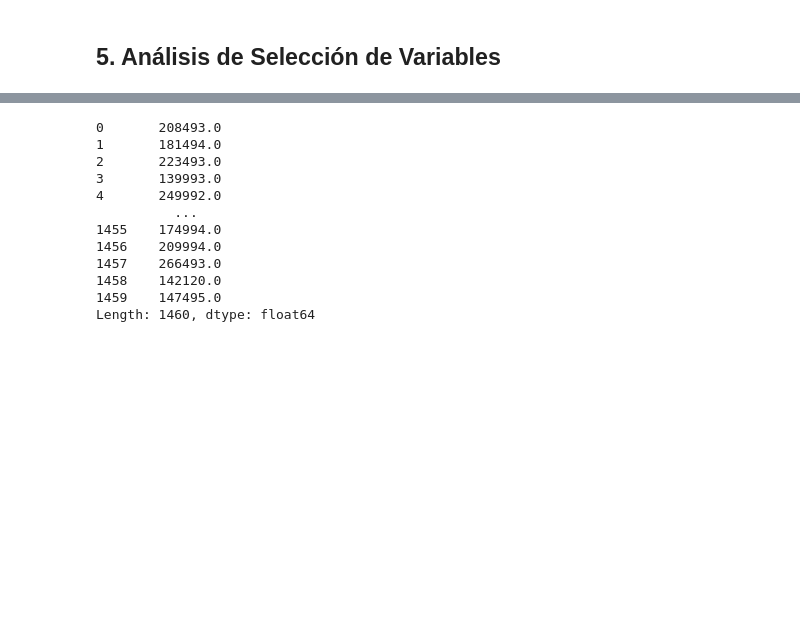
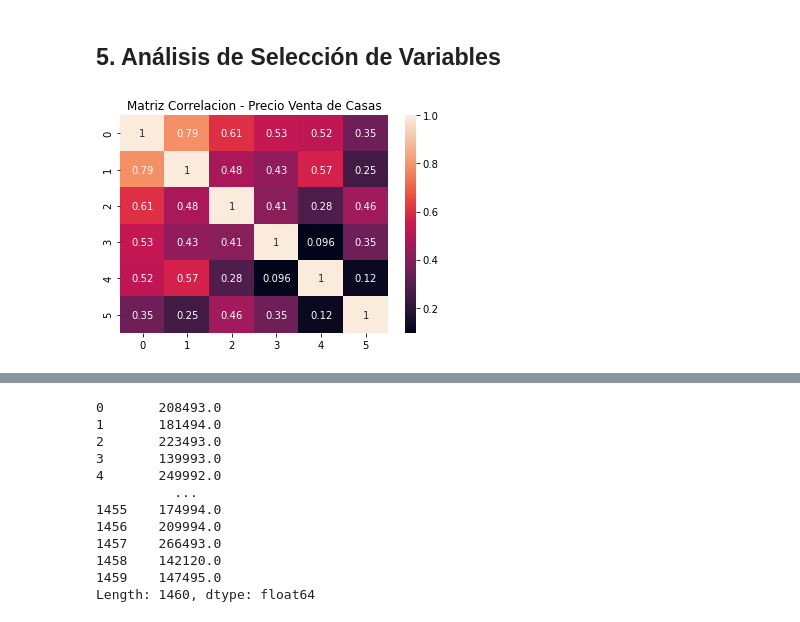
Before and after one commit to Danicifurax/Proyecto_Final-CDP, a Jupyter notebook: Proyecto_Final.ipynb, the cells around one changed output, grey strips where cells are left out. Saved outputs shown, nothing was run; the diff lists cells and outputs as text; code cells hidden in the pictures; blank space fills up the shorter version.

Commit message:
Matriz de Correlación

```diff
--- a/Proyecto_Final.ipynb
+++ b/Proyecto_Final.ipynb
@@ -124,3 +125,10 @@ front_hist = sns.distplot(data[5], axlabel= "Linear feet of street connected to
 [figure]
 # %% [markdown]
 ## 5. Análisis de Selección de Variables
+# %%
+correlation_mat = data.corr()
+correlation = sns.heatmap(correlation_mat, annot=True)
+plt.title("Matriz Correlacion - Precio Venta de Casas")
+plt.show()
+# %% [output]
+[figure, added]
```
Also changed, not shown: parts of 7 cells of this notebook.
